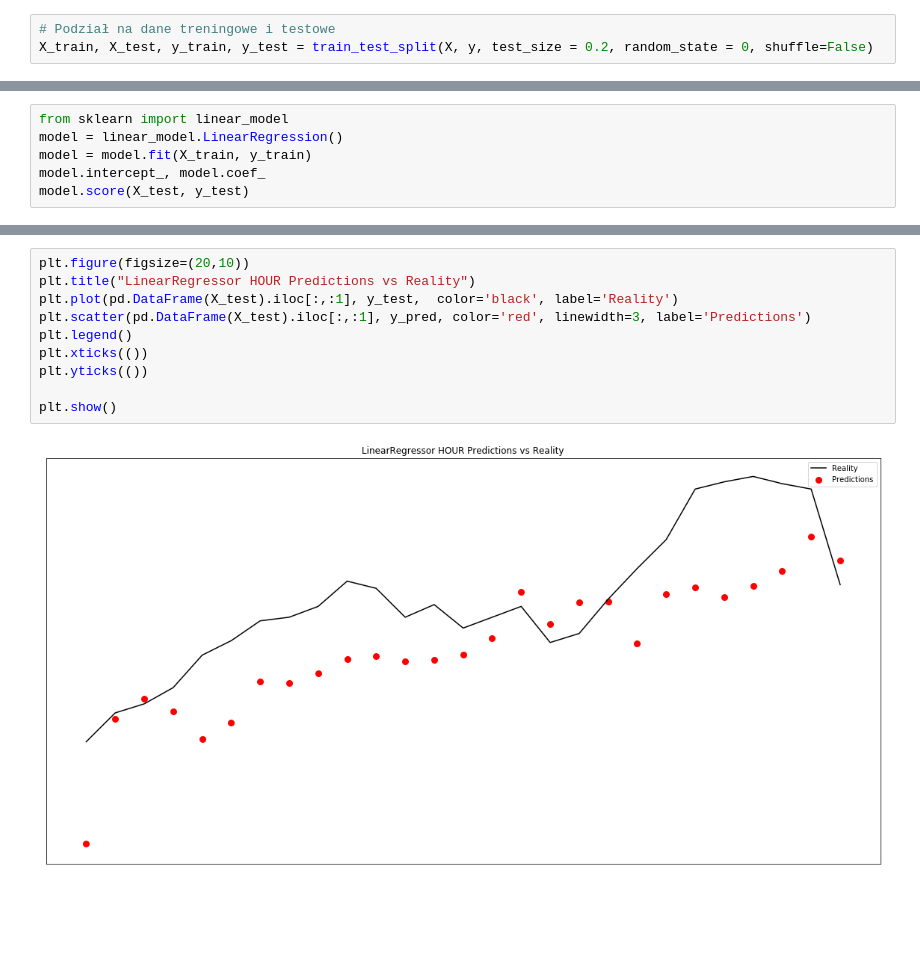
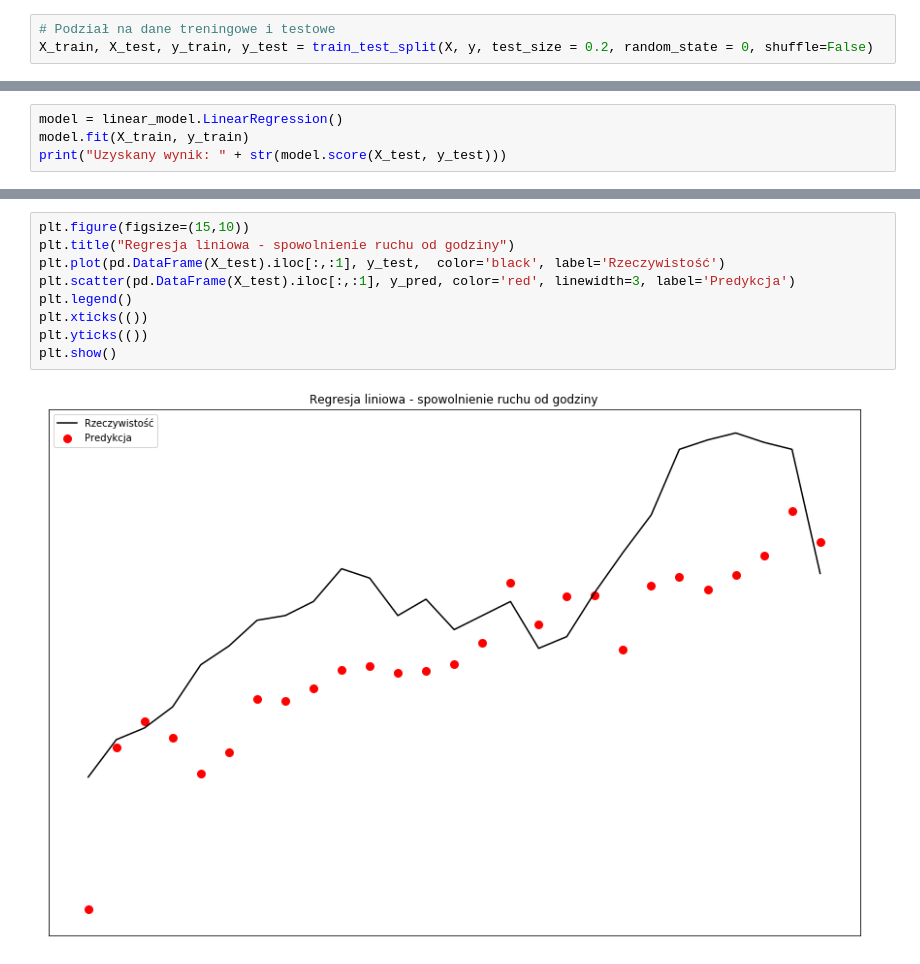
Before and after one commit to opalkonrad/traffic-prediction, a Jupyter notebook: traffic-prediction.ipynb, the cells around one changed output, grey strips where cells are left out. Drawn from its saved outputs; the diff is of its cells as text; blank space fills up the shorter version.

```diff
--- a/traffic-prediction.ipynb
+++ b/traffic-prediction.ipynb
@@ -137,7 +166,5 @@ pd.DataFrame(X_train).describe()
 # %%
-from sklearn import linear_model
 model = linear_model.LinearRegression()
-model = model.fit(X_train, y_train)
-model.intercept_, model.coef_
-model.score(X_test, y_test)
+model.fit(X_train, y_train)
+print("Uzyskany wynik: " + str(model.score(X_test, y_test)))
 # %% [output]
@@ -203,13 +260,12 @@ metrics.mean_squared_error(y_test, mlp_y_pred)
 # %%
-plt.figure(figsize=(20,10))
-plt.title("LinearRegressor HOUR Predictions vs Reality")
-plt.plot(pd.DataFrame(X_test).iloc[:,:1], y_test,  color='black', label='Reality')
-plt.scatter(pd.DataFrame(X_test).iloc[:,:1], y_pred, color='red', linewidth=3, label='Predictions')
+plt.figure(figsize=(15,10))
+plt.title("Regresja liniowa - spowolnienie ruchu od godziny")
+plt.plot(pd.DataFrame(X_test).iloc[:,:1], y_test,  color='black', label='Rzeczywistość')
+plt.scatter(pd.DataFrame(X_test).iloc[:,:1], y_pred, color='red', linewidth=3, label='Predykcja')
 plt.legend()
 plt.xticks(())
 plt.yticks(())
-
 plt.show()
 # %% [output]
-[figure, old version]
+[figure, new version]
 # %%
```
Also changed, not shown: parts of 33 cells of this notebook.
